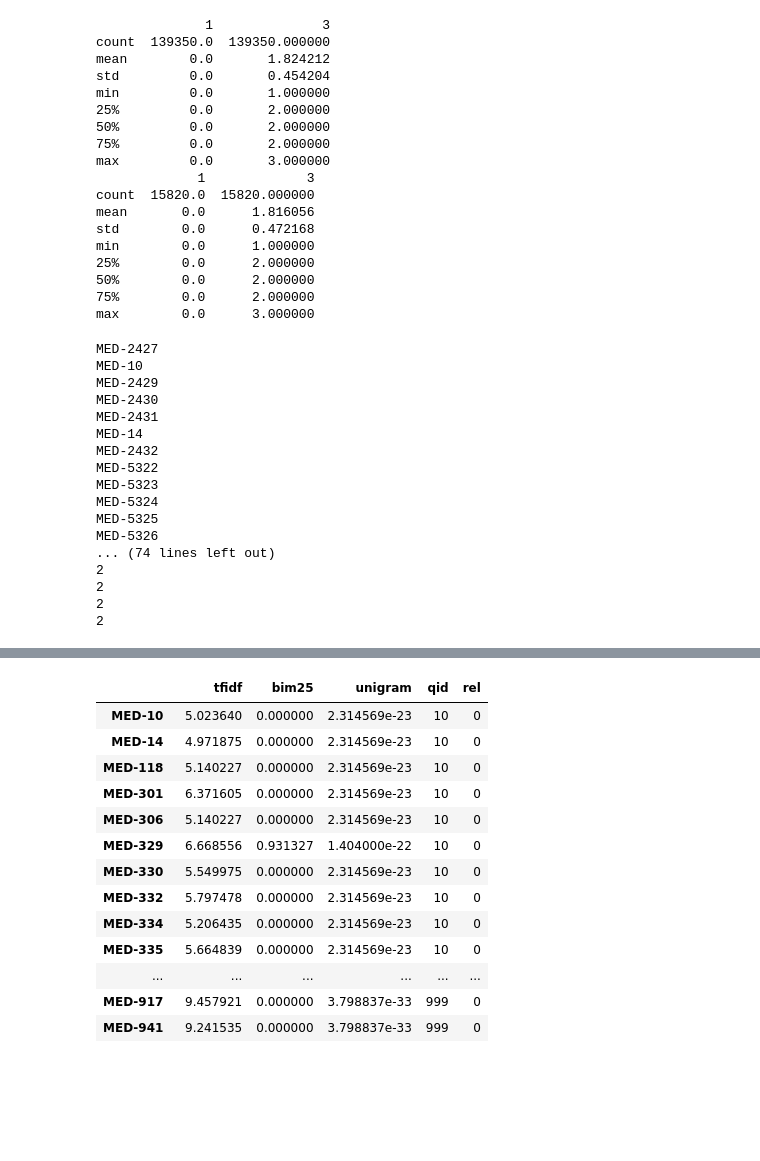
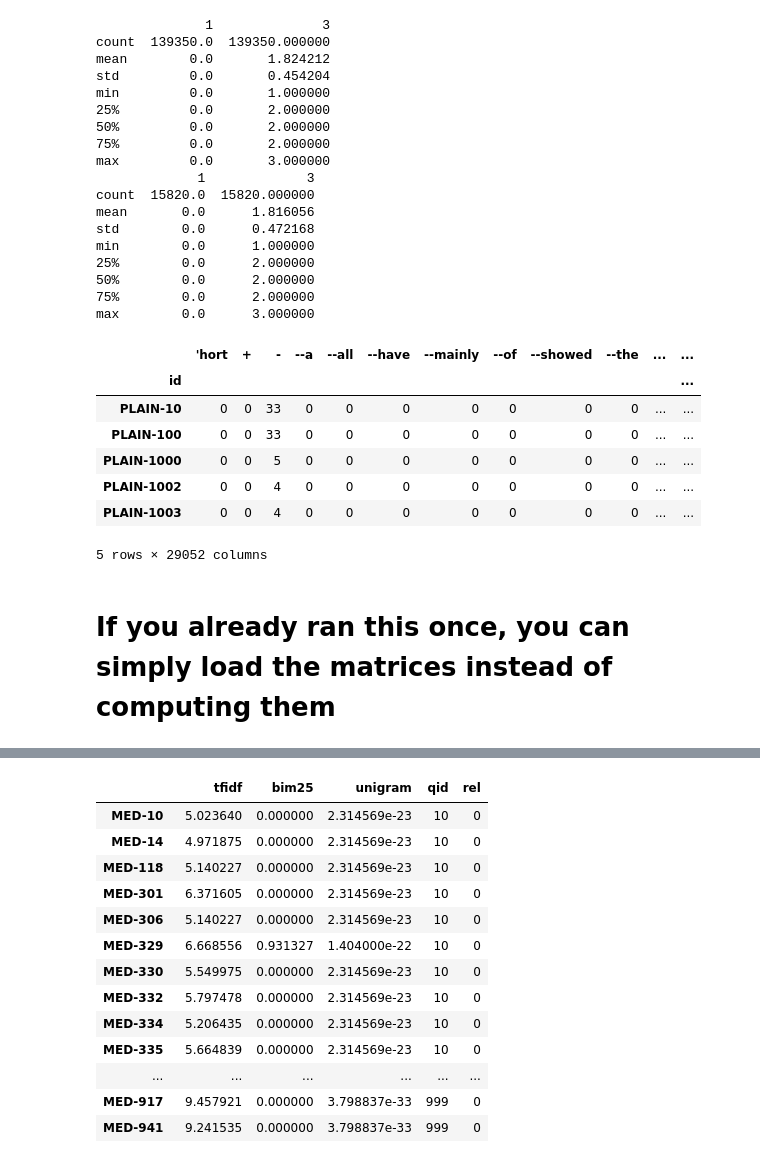
Before and after one commit to philippnaeser/irteamproject, a Jupyter notebook: feature_generation.ipynb, the cells around one changed output, grey strips where cells are left out. Drawn from its saved outputs; the diff is of its cells as text; code cells hidden in the pictures; blank space fills up the shorter version.

Commit message:
Cosine similarity
Und Ordner für query pkl files

```diff
--- a/feature_generation.ipynb
+++ b/feature_generation.ipynb
@@ -333,6 +336,11 @@ Now, let's get the query representations and compute the scores for each documen
 # %%
 #To speed things up, load the pickle files. If you just ran the whole script, you do not need this step
 #Note: pkl files are excluded from git for being to large, so you have to run the whole script once
+import pandas as pd
+import numpy as np
 tfidf = pd.read_pickle('tfidf.pkl')
 BIM25 = pd.read_pickle('BIM25.pkl')
 unigram_LM = pd.read_pickle('unigramLM.pkl')
+idf = pd.read_pickle('idf.pkl')
+from collection_vocabulary import Collection
+col=Collection()
@@ -377,28 +387,30 @@ min        0.0      1.000000
 50%        0.0      2.000000
 75%        0.0      2.000000
 max        0.0      3.000000
-# %%
-#Just some experimenting, delete this later
-for doc in test_rel.loc[(test_rel['qid'] == 'PLAIN-2')].docid:
-    print(doc)
-rel_temp = test_rel.loc[(test_rel['qid'] == 'PLAIN-2')]
-for row in rel_temp.itertuples():
-    print(row.rel)
-# %% [output]
-MED-2427
-MED-10
-MED-2429
-MED-2430
-MED-2431
-MED-14
-MED-2432
-MED-5322
-MED-5323
-MED-5324
-MED-5325
-MED-5326
-... (74 lines left out)
-2
-2
-2
-2
+# %%
+#you can skip this if you already did it once, just start loading the matrices from pkl files
+def get_query_term_matrix(queries, col):
+    query_term_matrix = []
+    for query in queries.itertuples():
+        tf_vector =[]
+        for word in col.vocabulary:
+            n= query.text.count(word)
+            tf_vector.append(n)
+        query_term_matrix.append(tf_vector)
+    return pd.DataFrame(data=query_term_matrix,index=queries.id,columns=col.vocabulary)
+# %%
+#let's compute the term_matrix for our query texts
+train_matrix = get_query_term_matrix(train_queries, col)
+dev_matrix = get_query_term_matrix(dev_queries, col)
+test_matrix = get_query_term_matrix(test_queries, col)
+# %%
+train_matrix.head()
+# %% [output]
+|  | 'hort | + | - | --a | --all | --have | --mainly | --of | --showed | --the | ... | ... |
+| id |  |  |  |  |  |  |  |  |  |  |  | ... |
+| PLAIN-10 | 0 | 0 | 33 | 0 | 0 | 0 | 0 | 0 | 0 | 0 | ... | ... |
+| PLAIN-100 | 0 | 0 | 33 | 0 | 0 | 0 | 0 | 0 | 0 | 0 | ... | ... |
+| PLAIN-1000 | 0 | 0 | 5 | 0 | 0 | 0 | 0 | 0 | 0 | 0 | ... | ... |
+| PLAIN-1002 | 0 | 0 | 4 | 0 | 0 | 0 | 0 | 0 | 0 | 0 | ... | ... |
+| PLAIN-1003 | 0 | 0 | 4 | 0 | 0 | 0 | 0 | 0 | 0 | 0 | ... | ... |
+5 rows × 29052 columns
@@ -404,0 +422,2 @@ MED-5326
+# %% [markdown]
+# If you already ran this once, you can simply load the matrices instead of computing them
```
Also changed, not shown: parts of 16 cells of this notebook, 2 other files.
